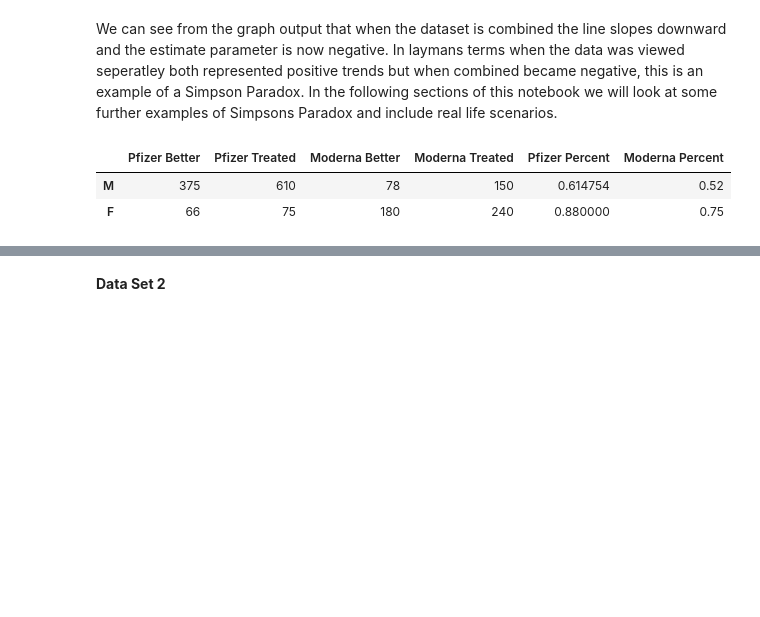
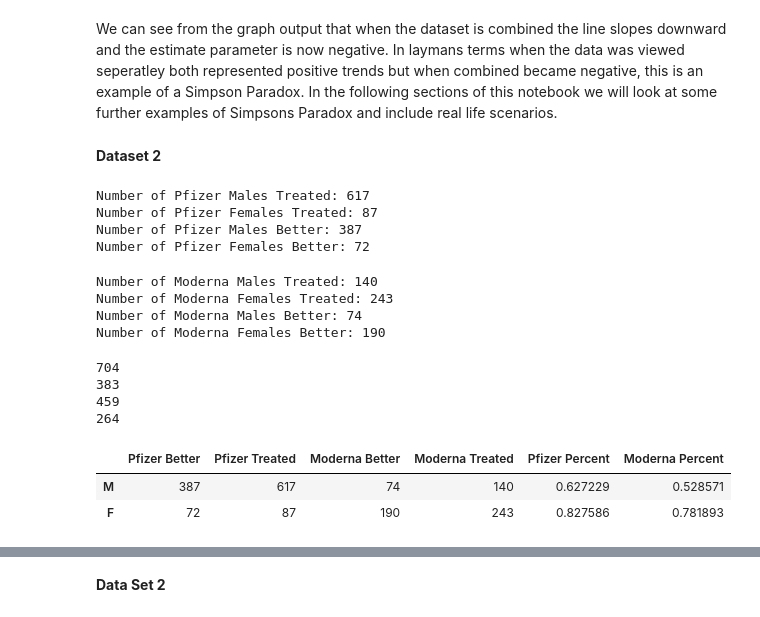
Before and after one commit to Keitho08/Fundamentals_2020, a Jupyter notebook: KeithBrazill_FundamentalsTasks_2020.ipynb, the cells around one changed output, grey strips where cells are left out. Drawn from its saved outputs; the diff is of its cells as text; code cells hidden in the pictures; blank space fills up the shorter version.

```diff
--- a/KeithBrazill_FundamentalsTasks_2020.ipynb
+++ b/KeithBrazill_FundamentalsTasks_2020.ipynb
@@ -373,23 +440,85 @@ plt.show()
 [figure]
 # %% [markdown]
 We can see from the graph output that when the dataset is combined the line slopes downward and the estimate parameter is now negative. In laymans terms when the data was viewed seperatley both represented positive trends but when combined became negative, this is an example of a Simpson Paradox. In the following sections of this notebook we will look at some further examples of Simpsons Paradox and include real life scenarios.
+# %% [markdown]
+**Dataset 2**
+# %%
+import numpy as np
+#import random as rd
+np.random.seed(1)
+# PMT = Pfizer Male Treated
+# PFB = Pfizer Female Treated
+
+# Lets Generate our Pfizer Patients
+PMT = np.random.choice(range(580, 650)) # PMB Assume minimum 66% update, 600 males in facility
+print('Number of Pfizer Males Treated:', PMT)
+PFT = np.random.choice(range(75, 110)) # PMB Assume minimum 66% update, 110 females in facility
+print('Number of Pfizer Females Treated:', PFT)
+PfizerMalesBetter = np.random.binomial(n=1, p=0.6, size=PMT)
+PMB = np.count_nonzero(PfizerMalesBetter == 1)
+print('Number of Pfizer Males Better:', PMB)
+PfizerFemlesBetter = np.random.binomial(n=1, p=0.88, size=PFT)
+PFB = np.count_nonzero(PfizerFemlesBetter == 1)
+print('Number of Pfizer Females Better:', PFB)
+# %% [output]
+Number of Pfizer Males Treated: 617
+Number of Pfizer Females Treated: 87
+Number of Pfizer Males Better: 387
+Number of Pfizer Females Better: 72
+# %%
+import numpy as np
+#import random as rd
+np.random.seed(1)
+# PMT = Pfizer Male Treated
+# PFB = Pfizer Female Treated
+
+# Lets Generate our Moderna Patients
+MMT = np.random.choice(range(135, 150)) # PMB Assume minimum 66% update, 600 males in facility
+print('Number of Moderna Males Treated:', MMT)
+MFT = np.random.choice(range(200, 250)) # PMB Assume minimum 66% update, 110 females in facility
+print('Number of Moderna Females Treated:', MFT)
+ModernaMalesBetter = np.random.binomial(n=1, p=0.5, size=MMT)
+MMB = np.count_nonzero(ModernaMalesBetter == 1)
+print('Number of Moderna Males Better:', MMB)
+ModernaFemlesBetter = np.random.binomial(n=1, p=0.8, size=MFT)
+MFB = np.count_nonzero(ModernaFemlesBetter == 1)
+print('Number of Moderna Females Better:', MFB)
+# %% [output]
+Number of Moderna Males Treated: 140
+Number of Moderna Females Treated: 243
+Number of Moderna Males Better: 74
+Number of Moderna Females Better: 190
+# %%
+TotalPfizerTreated= PMT + PFT
+TotalModernaTreated= MMT + MFT
+TotalPfizerBetter= PMB + PFB
+TotalModernaBetter= MMB + MFB
+
+print(TotalPfizerTreated)
+print(TotalModernaTreated)
+print(TotalPfizerBetter)
+print(TotalModernaBetter)
+# %% [output]
+704
+383
+459
+264
 # %%
 import numpy as np #import numpy as np
 import pandas as pd #import pandas as pd
-import matplotlib.pyplot as plt #import matplotlib.pyplot as plt
 
-data = pd.DataFrame({'Pfizer Better': [375, 66], 'Pfizer Treated': [610, 75], 'Moderna Better': [78, 180], 'Moderna Treated': [150, 240]}, index = ["M", "F"])
+data = pd.DataFrame({'Pfizer Better': [PMB, PFB], 'Pfizer Treated': [PMT, PFT], 'Moderna Better': [MMB, MFB], 'Moderna Treated': [MMT, MFT]}, index = ["M", "F"])
 # we are setting the data using Pandas DataFrame function to create a dictionary of the balues for X+Y's above.
 
 data['Pfizer Percent'] = data['Pfizer Better'] / data['Pfizer Treated']
 # We are setting X% to be XBetter number divided by X Treated Number
 data['Moderna Percent'] = data['Moderna Better'] / data['Moderna Treated']
 # We are setting Y% to be YBetter number divided by Y Treated Number
 data #print out data below.
 # %% [output]
 |  | Pfizer Better | Pfizer Treated | Moderna Better | Moderna Treated | Pfizer Percent | Moderna Percent |
-| M | 375 | 610 | 78 | 150 | 0.614754 | 0.52 |
-| F | 66 | 75 | 180 | 240 | 0.880000 | 0.75 |
+| M | 387 | 617 | 74 | 140 | 0.627229 | 0.528571 |
+| F | 72 | 87 | 190 | 243 | 0.827586 | 0.781893 |
 # %%
 data.loc['Total']= data.sum()
 data.loc['Total', 'Pfizer Percent'] = data.loc['Total', 'Pfizer Better'] / data.loc['Total', 'Pfizer Treated']
```
Also changed, not shown: parts of 21 cells of this notebook.
